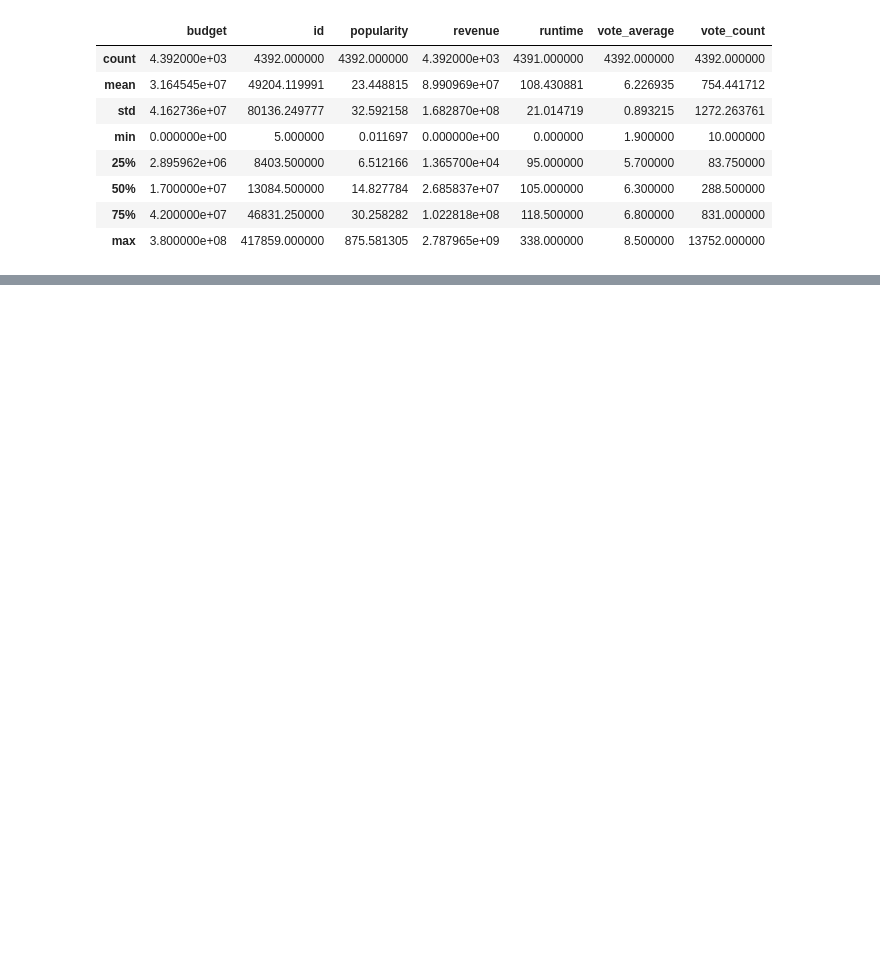
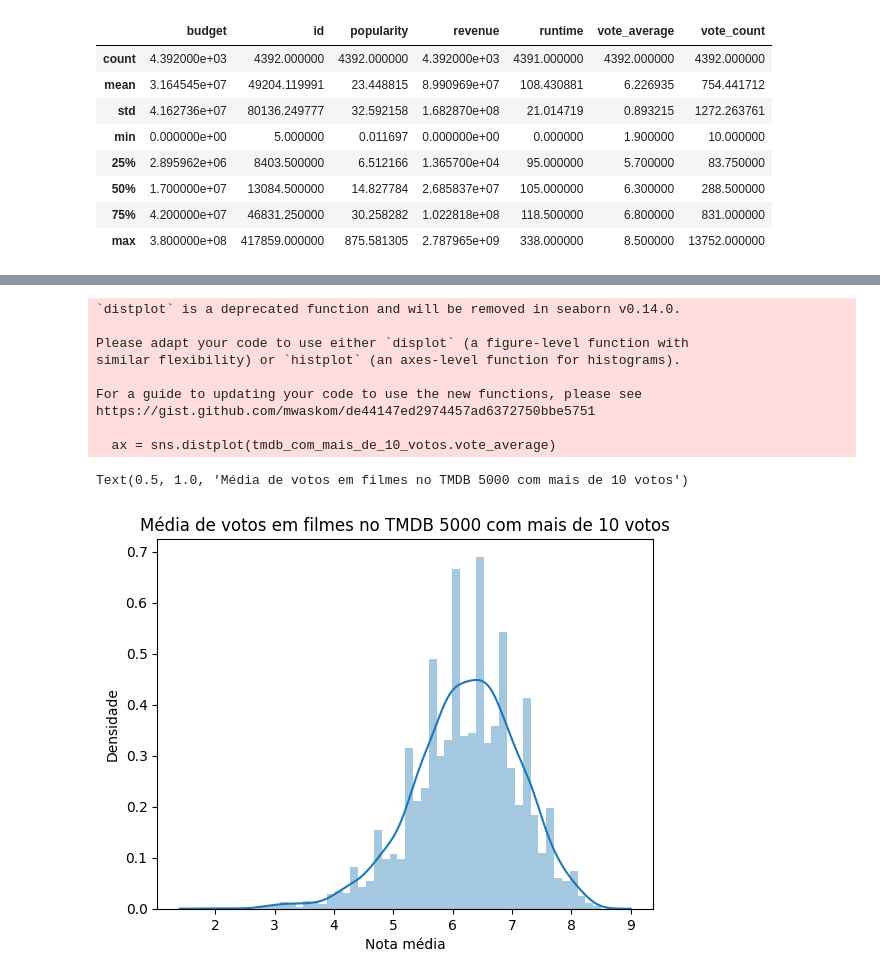
Before and after one commit to fcardosoo/Alura-011-Data-Science-testes-estat-sticos-com-Python, a Jupyter notebook: Data-science-Introducao-a-testes.ipynb, the cells around one changed output, grey strips where cells are left out. Cells and saved outputs as stored; diff of their text form; code cells hidden in the pictures; blank space fills up the shorter version.

```diff
--- a/Data-science-Introducao-a-testes.ipynb
+++ b/Data-science-Introducao-a-testes.ipynb
@@ -92,0 +110,17 @@ tmdb_com_mais_de_10_votos.describe()
+# %%
+# Exibindo a distribuição de filmes com mais de 10 votos
+ax = sns.distplot(tmdb_com_mais_de_10_votos.vote_average)
+ax.set(xlabel = 'Nota média', ylabel= 'Densidade')
+ax.set_title('Média de votos em filmes no TMDB 5000 com mais de 10 votos')
+# %% [output]
+`distplot` is a deprecated function and will be removed in seaborn v0.14.0.
+
+Please adapt your code to use either `displot` (a figure-level function with
+similar flexibility) or `histplot` (an axes-level function for histograms).
+
+For a guide to updating your code to use the new functions, please see
+https://gist.github.com/mwaskom/de44147ed2974457ad6372750bbe5751
+
+  ax = sns.distplot(tmdb_com_mais_de_10_votos.vote_average)
+Text(0.5, 1.0, 'Média de votos em filmes no TMDB 5000 com mais de 10 votos')
+[figure, added]
```
Also changed, not shown: parts of 2 cells of this notebook.
